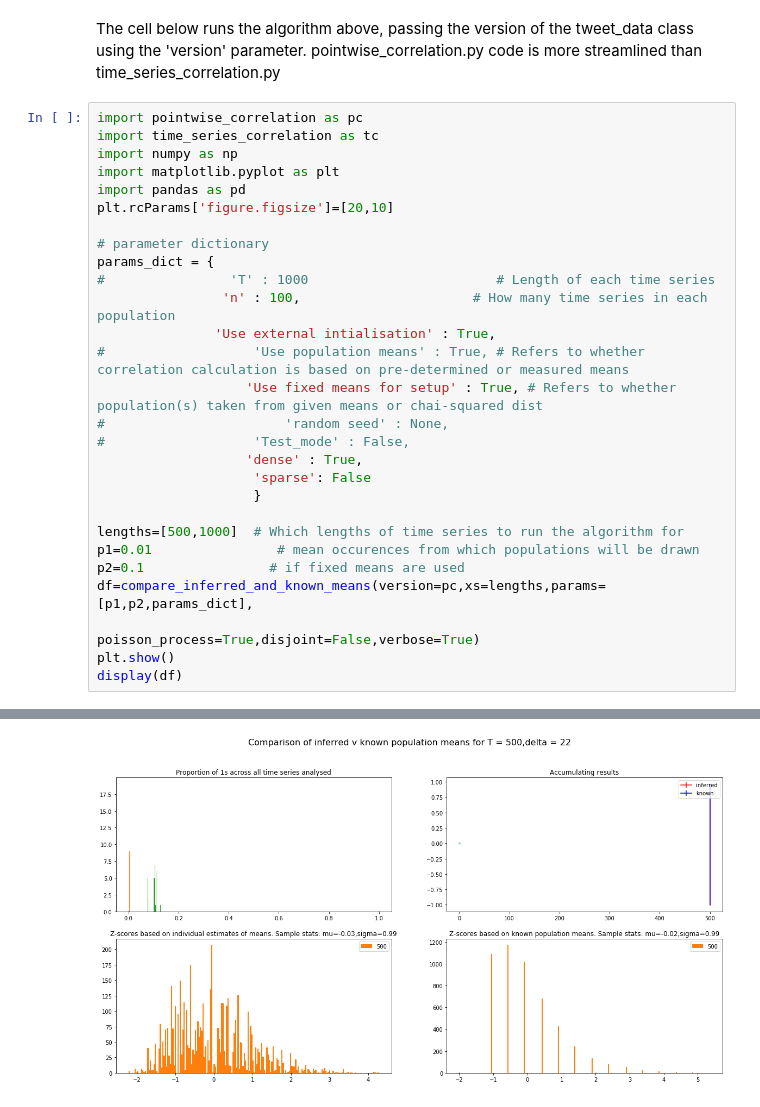
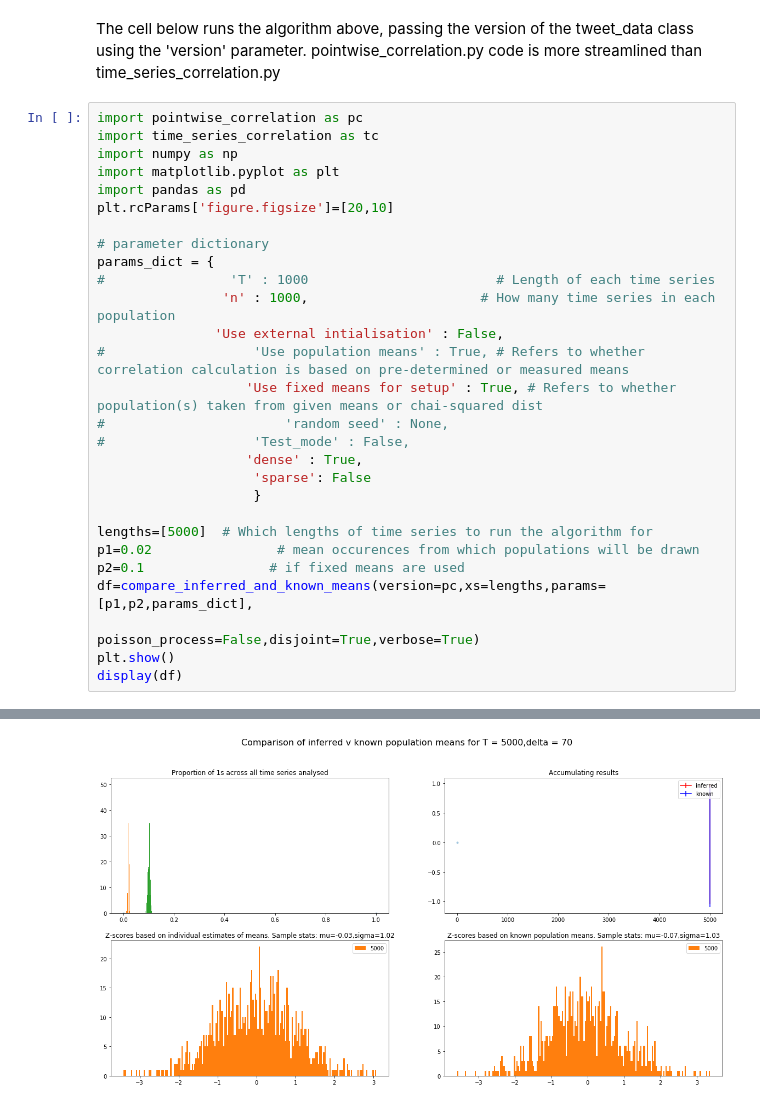
Before and after one commit to owenldennis/Tweet-timings, a Jupyter notebook: src/Tweet_project_tests.ipynb, the cells around one changed output, grey strips where cells are left out. Saved outputs shown, nothing was run; the diff lists cells and outputs as text.

```diff
--- a/src/Tweet_project_tests.ipynb
+++ b/src/Tweet_project_tests.ipynb
@@ -186,8 +186,8 @@ plt.rcParams['figure.figsize']=[20,10]
 # parameter dictionary
 params_dict = {
 #                'T' : 1000                        # Length of each time series
-                'n' : 100,                      # How many time series in each population
-               'Use external intialisation' : True,
+                'n' : 1000,                      # How many time series in each population
+               'Use external intialisation' : False,
 #                   'Use population means' : True, # Refers to whether correlation calculation is based on pre-determined or measured means
                    'Use fixed means for setup' : True, # Refers to whether population(s) taken from given means or chai-squared dist
 #                       'random seed' : None,
@@ -196,11 +196,11 @@ params_dict = {
                     'sparse': False
                     }
 
-lengths=[500,1000]  # Which lengths of time series to run the algorithm for
-p1=0.01                # mean occurences from which populations will be drawn
+lengths=[5000]  # Which lengths of time series to run the algorithm for
+p1=0.02                # mean occurences from which populations will be drawn
 p2=0.1                # if fixed means are used
 df=compare_inferred_and_known_means(version=pc,xs=lengths,params=[p1,p2,params_dict],
-                                    poisson_process=True,disjoint=False,verbose=True)
+                                    poisson_process=False,disjoint=True,verbose=True)
 plt.show()
 display(df)
 # %% [output]
@@ -224 +221 @@ Delta (max time-lag tested) is 22
-[figure, old version]
+[figure, new version]
```
Also changed, not shown: parts of 2 cells of this notebook, 1 other file.
